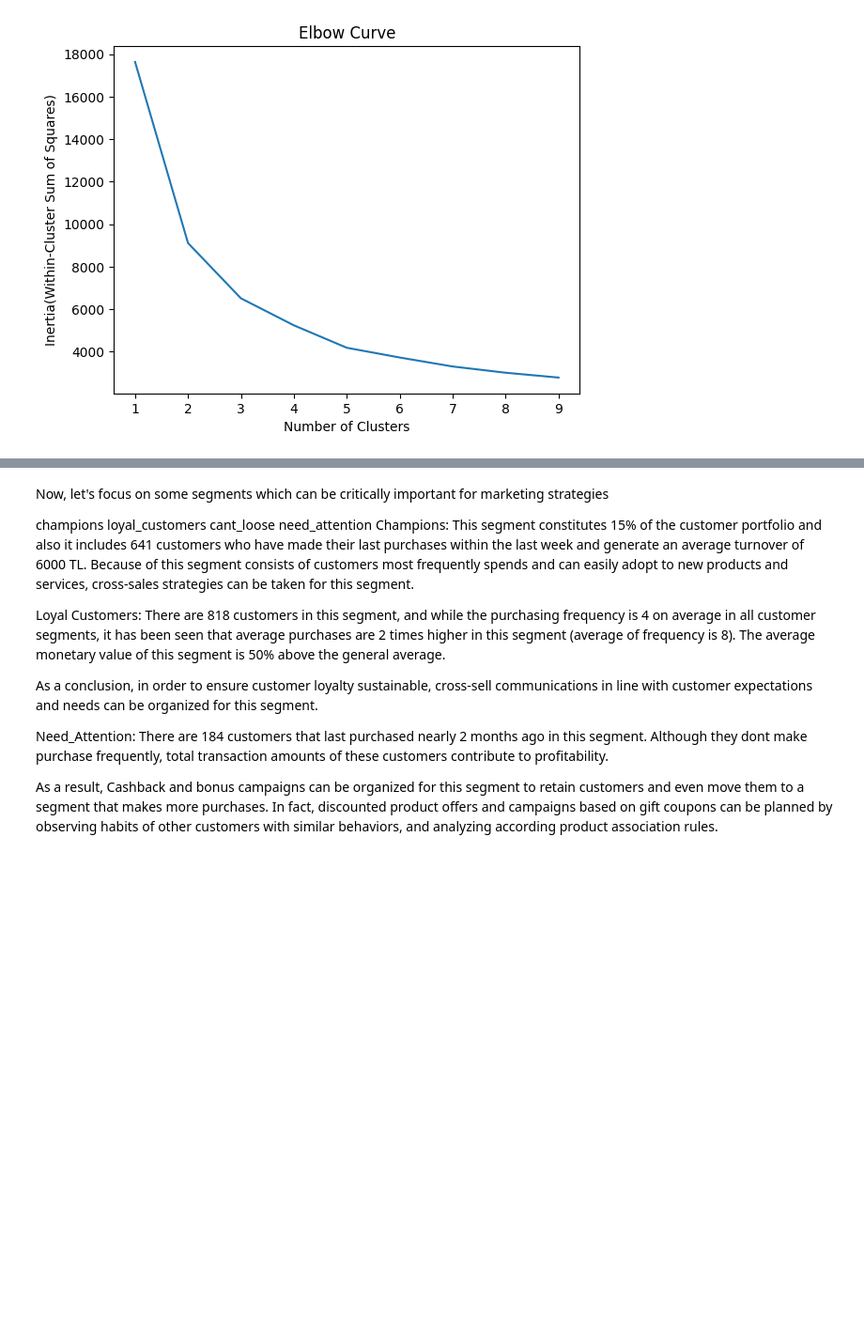
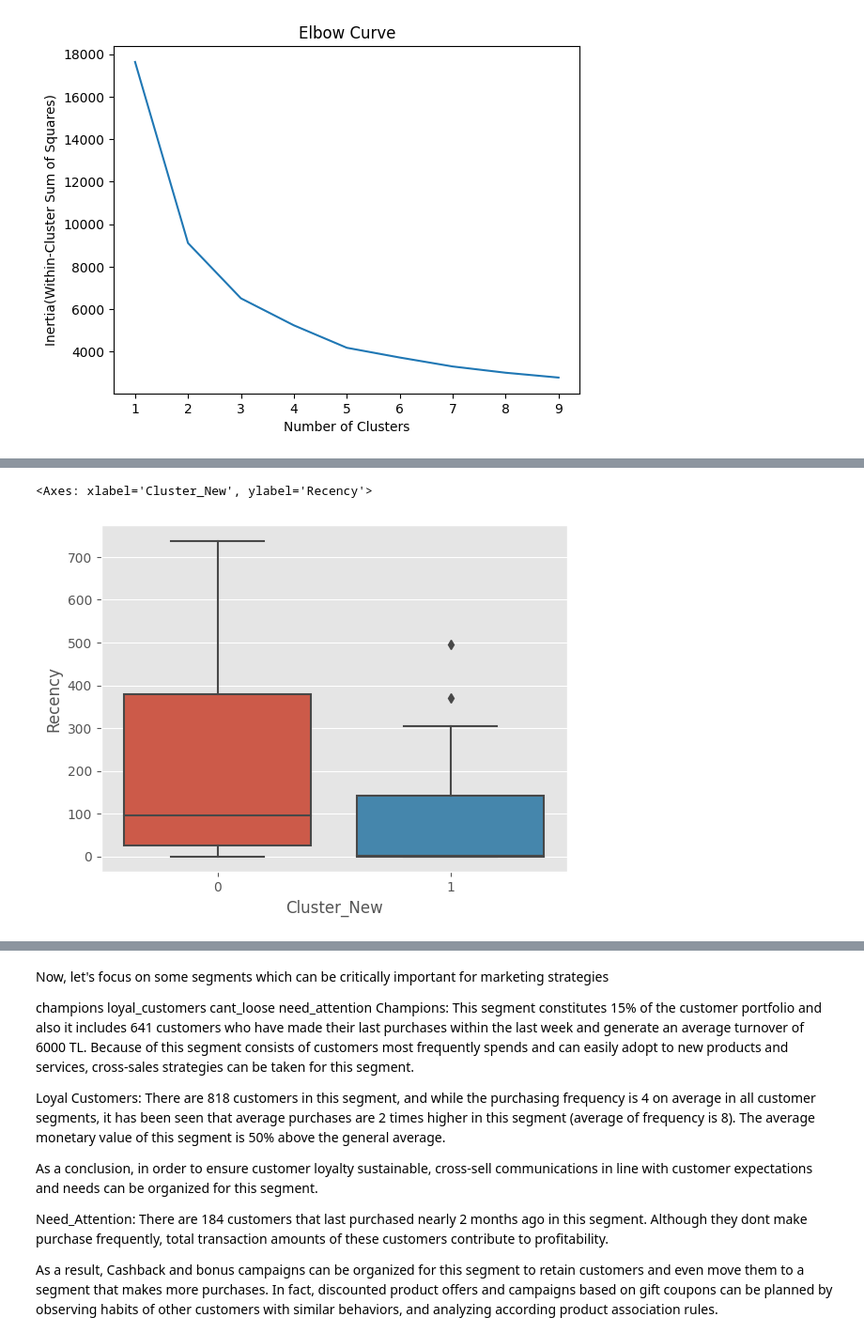
Before and after one commit to manishkr1754/Online_Retail_Customer_Segmentation_RFM_Analysis, a Jupyter notebook: Online Retail Customer Segmentation RFM Analysis.ipynb, the cells around one changed output, grey strips where cells are left out. Shown: that part at 94% size. Cells and saved outputs as stored; diff of their text form; code cells hidden in the pictures; blank space fills up the shorter version.

```diff
--- a/Online Retail Customer Segmentation RFM Analysis.ipynb
+++ b/Online Retail Customer Segmentation RFM Analysis.ipynb
@@ -1443,0 +1444,5 @@ rfm_scores.head()
+# %%
+sns.boxplot(x=rfm_scores.Cluster_New,y=rfm_scores.Recency)
+# %% [output]
+<Axes: xlabel='Cluster_New', ylabel='Recency'>
+[figure, added]
```
Also changed, not shown: parts of 82 cells of this notebook.
